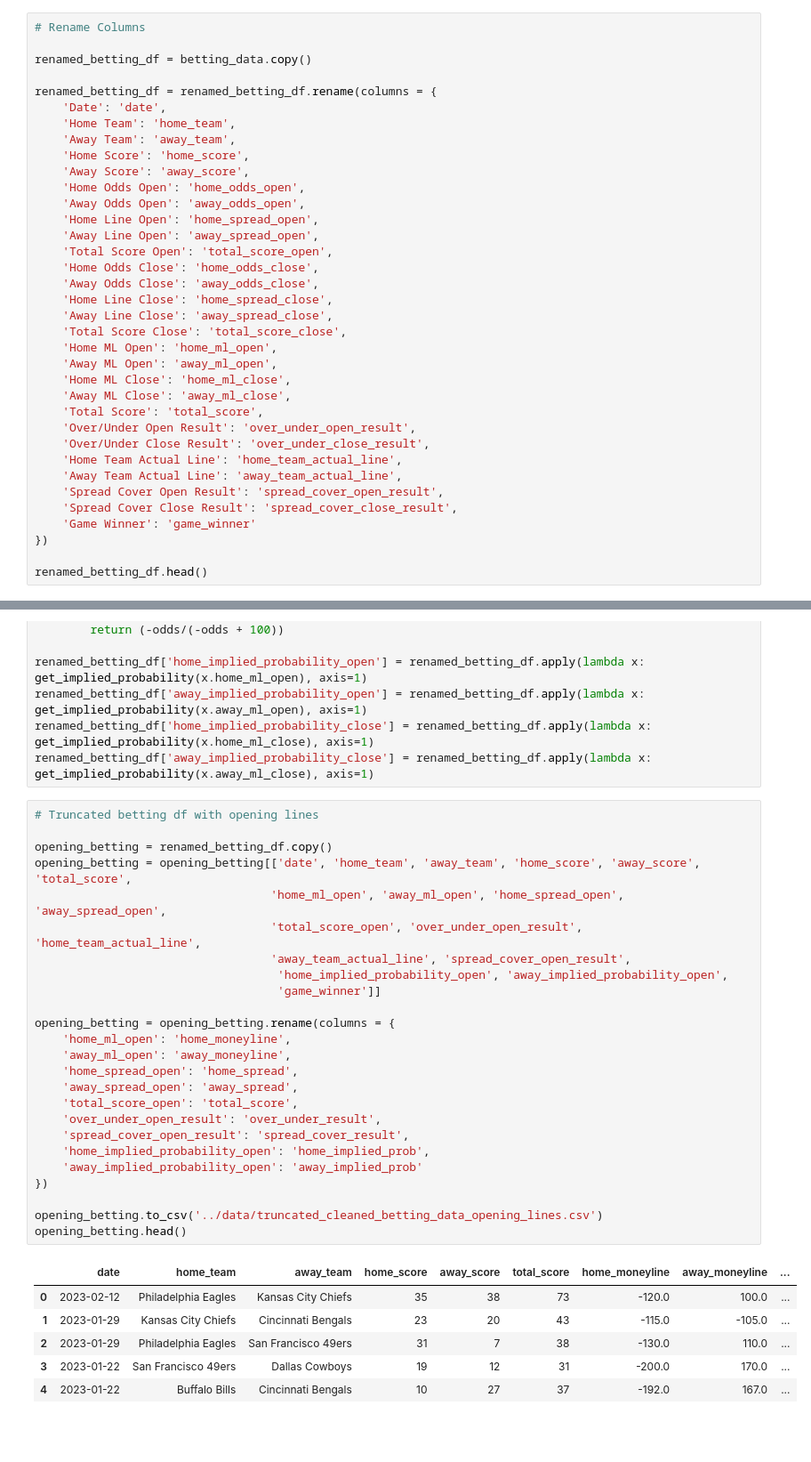
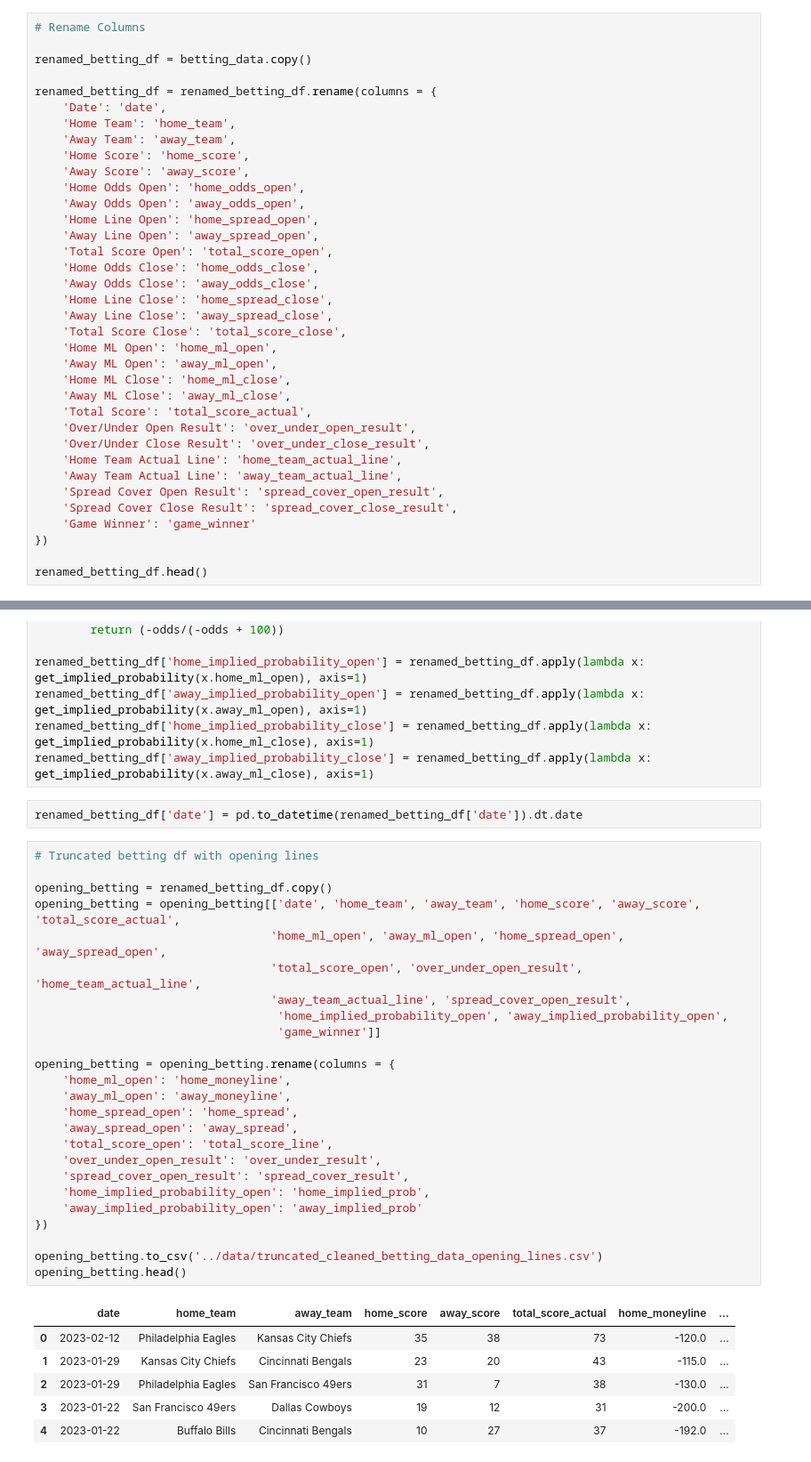
Before and after one commit to imac19/nfl_prediction, a Jupyter notebook: data_transformation/betting_odds_data_cleaning_and_transformation.ipynb, the cells around one changed output, grey strips where cells are left out. Shown: that part at 89% size. Saved outputs shown, nothing was run; the diff lists cells and outputs as text; blank space fills up the shorter version.

```diff
--- a/data_transformation/betting_odds_data_cleaning_and_transformation.ipynb
+++ b/data_transformation/betting_odds_data_cleaning_and_transformation.ipynb
@@ -170,7 +170,7 @@ renamed_betting_df = renamed_betting_df.rename(columns = {
     'Away ML Open': 'away_ml_open',
     'Home ML Close': 'home_ml_close',
     'Away ML Close': 'away_ml_close',
-    'Total Score': 'total_score',
+    'Total Score': 'total_score_actual',
     'Over/Under Open Result': 'over_under_open_result',
     'Over/Under Close Result': 'over_under_close_result',
     'Home Team Actual Line': 'home_team_actual_line',
@@ -201,38 +201,40 @@ renamed_betting_df['home_implied_probability_open'] = renamed_betting_df.apply(l
 renamed_betting_df['away_implied_probability_open'] = renamed_betting_df.apply(lambda x: get_implied_probability(x.away_ml_open), axis=1)
 renamed_betting_df['home_implied_probability_close'] = renamed_betting_df.apply(lambda x: get_implied_probability(x.home_ml_close), axis=1)
 renamed_betting_df['away_implied_probability_close'] = renamed_betting_df.apply(lambda x: get_implied_probability(x.away_ml_close), axis=1)
+# %%
+renamed_betting_df['date'] = pd.to_datetime(renamed_betting_df['date']).dt.date
 # %%
 # Truncated betting df with opening lines
 
 opening_betting = renamed_betting_df.copy()
-opening_betting = opening_betting[['date', 'home_team', 'away_team', 'home_score', 'away_score', 'total_score',
+opening_betting = opening_betting[['date', 'home_team', 'away_team', 'home_score', 'away_score', 'total_score_actual',
                                   'home_ml_open', 'away_ml_open', 'home_spread_open', 'away_spread_open',
                                   'total_score_open', 'over_under_open_result', 'home_team_actual_line',
                                   'away_team_actual_line', 'spread_cover_open_result',
                                    'home_implied_probability_open', 'away_implied_probability_open',
                                    'game_winner']]
 
 opening_betting = opening_betting.rename(columns = {
     'home_ml_open': 'home_moneyline',
     'away_ml_open': 'away_moneyline',
     'home_spread_open': 'home_spread',
     'away_spread_open': 'away_spread',
-    'total_score_open': 'total_score',
+    'total_score_open': 'total_score_line',
     'over_under_open_result': 'over_under_result',
     'spread_cover_open_result': 'spread_cover_result',
     'home_implied_probability_open': 'home_implied_prob',
     'away_implied_probability_open': 'away_implied_prob'
 })
 
 opening_betting.to_csv('../data/truncated_cleaned_betting_data_opening_lines.csv')
 opening_betting.head()
 # %% [output]
-|  | date | home_team | away_team | home_score | away_score | total_score | home_moneyline | away_moneyline | ... |
-| 0 | 2023-02-12 | Philadelphia Eagles | Kansas City Chiefs | 35 | 38 | 73 | -120.0 | 100.0 | ... |
-| 1 | 2023-01-29 | Kansas City Chiefs | Cincinnati Bengals | 23 | 20 | 43 | -115.0 | -105.0 | ... |
-| 2 | 2023-01-29 | Philadelphia Eagles | San Francisco 49ers | 31 | 7 | 38 | -130.0 | 110.0 | ... |
-| 3 | 2023-01-22 | San Francisco 49ers | Dallas Cowboys | 19 | 12 | 31 | -200.0 | 170.0 | ... |
-| 4 | 2023-01-22 | Buffalo Bills | Cincinnati Bengals | 10 | 27 | 37 | -192.0 | 167.0 | ... |
+|  | date | home_team | away_team | home_score | away_score | total_score_actual | home_moneyline | ... |
+| 0 | 2023-02-12 | Philadelphia Eagles | Kansas City Chiefs | 35 | 38 | 73 | -120.0 | ... |
+| 1 | 2023-01-29 | Kansas City Chiefs | Cincinnati Bengals | 23 | 20 | 43 | -115.0 | ... |
+| 2 | 2023-01-29 | Philadelphia Eagles | San Francisco 49ers | 31 | 7 | 38 | -130.0 | ... |
+| 3 | 2023-01-22 | San Francisco 49ers | Dallas Cowboys | 19 | 12 | 31 | -200.0 | ... |
+| 4 | 2023-01-22 | Buffalo Bills | Cincinnati Bengals | 10 | 27 | 37 | -192.0 | ... |
 # %%
 # Truncated betting df with closing lines
 
```
Also changed, not shown: parts of 4 cells of this notebook, 34 other files.
